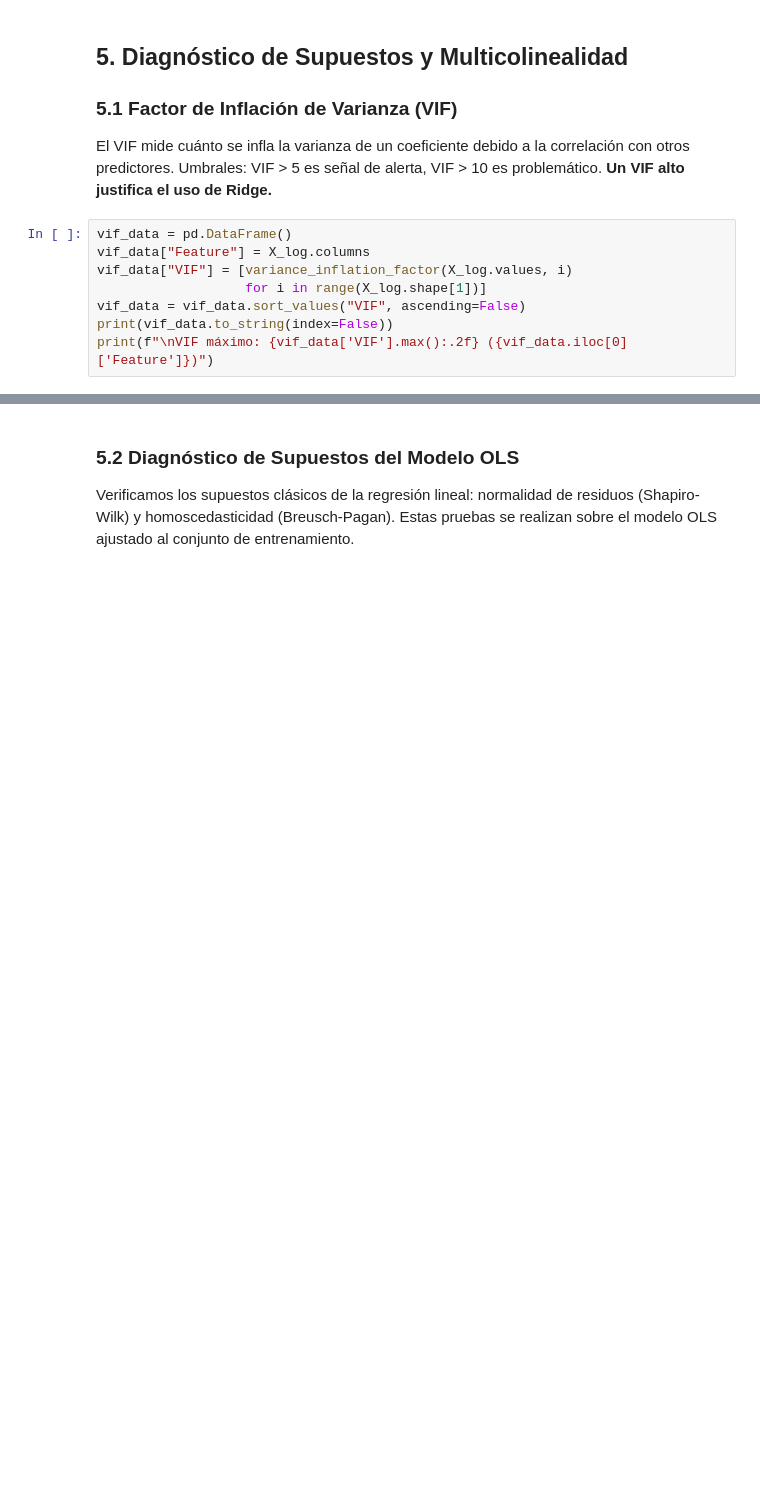
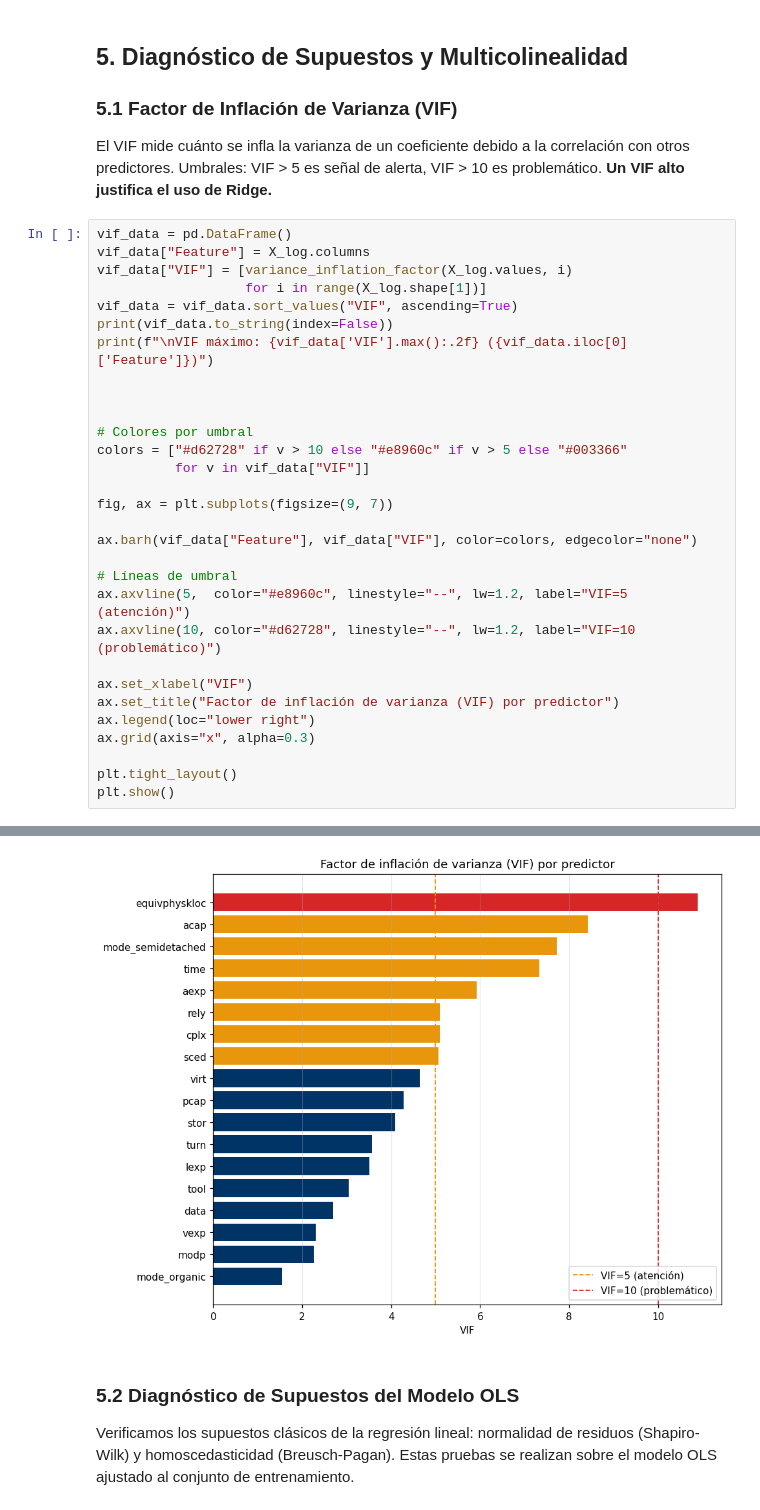
Before and after one commit to n3cr0murl0c/DataScience-Lab1, a Jupyter notebook: Taller_Grupo01_notebook.ipynb, the cells around one changed output, grey strips where cells are left out. Drawn from its saved outputs; the diff is of its cells as text; blank space fills up the shorter version.

```diff
--- a/Taller_Grupo01_notebook.ipynb
+++ b/Taller_Grupo01_notebook.ipynb
@@ -217,8 +221,30 @@ vif_data = pd.DataFrame()
 vif_data["Feature"] = X_log.columns
 vif_data["VIF"] = [variance_inflation_factor(X_log.values, i)
                    for i in range(X_log.shape[1])]
-vif_data = vif_data.sort_values("VIF", ascending=False)
+vif_data = vif_data.sort_values("VIF", ascending=True)
 print(vif_data.to_string(index=False))
 print(f"\nVIF máximo: {vif_data['VIF'].max():.2f} ({vif_data.iloc[0]['Feature']})")
+
+
+
+# Colores por umbral
+colors = ["#d62728" if v > 10 else "#e8960c" if v > 5 else "#003366"
+          for v in vif_data["VIF"]]
+
+fig, ax = plt.subplots(figsize=(9, 7))
+
+ax.barh(vif_data["Feature"], vif_data["VIF"], color=colors, edgecolor="none")
+
+# Líneas de umbral
+ax.axvline(5,  color="#e8960c", linestyle="--", lw=1.2, label="VIF=5 (atención)")
+ax.axvline(10, color="#d62728", linestyle="--", lw=1.2, label="VIF=10 (problemático)")
+
+ax.set_xlabel("VIF")
+ax.set_title("Factor de inflación de varianza (VIF) por predictor")
+ax.legend(loc="lower right")
+ax.grid(axis="x", alpha=0.3)
+
+plt.tight_layout()
+plt.show()
 # %% [output]
           Feature       VIF
@@ -241,3 +267,4 @@ VIF máximo: 10.89 (equivphyskloc)
+[figure, added]
 # %% [markdown]
 ### 5.2 Diagnóstico de Supuestos del Modelo OLS
 
```
Also changed, not shown: parts of 4 cells of this notebook.
